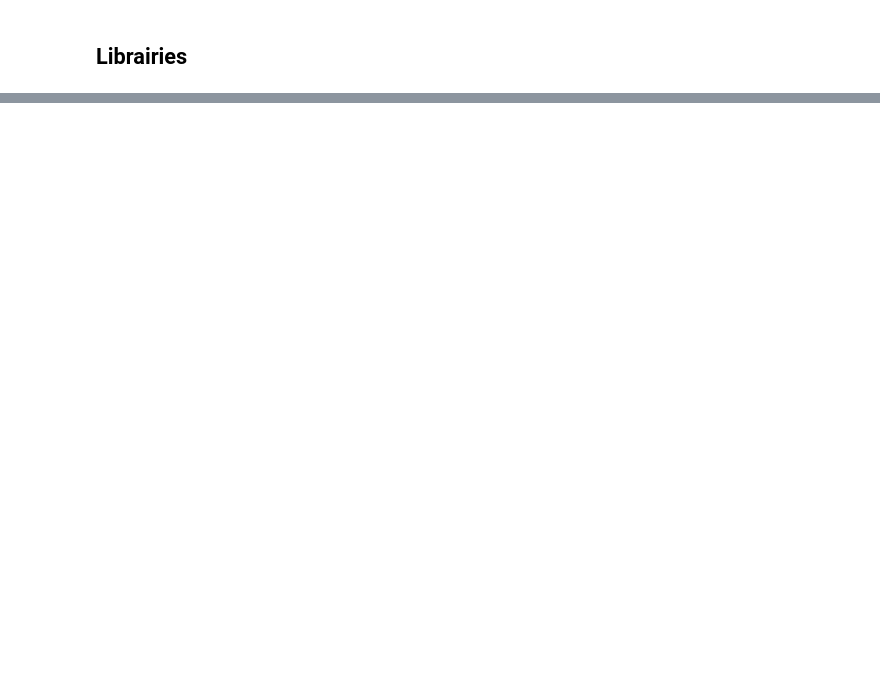
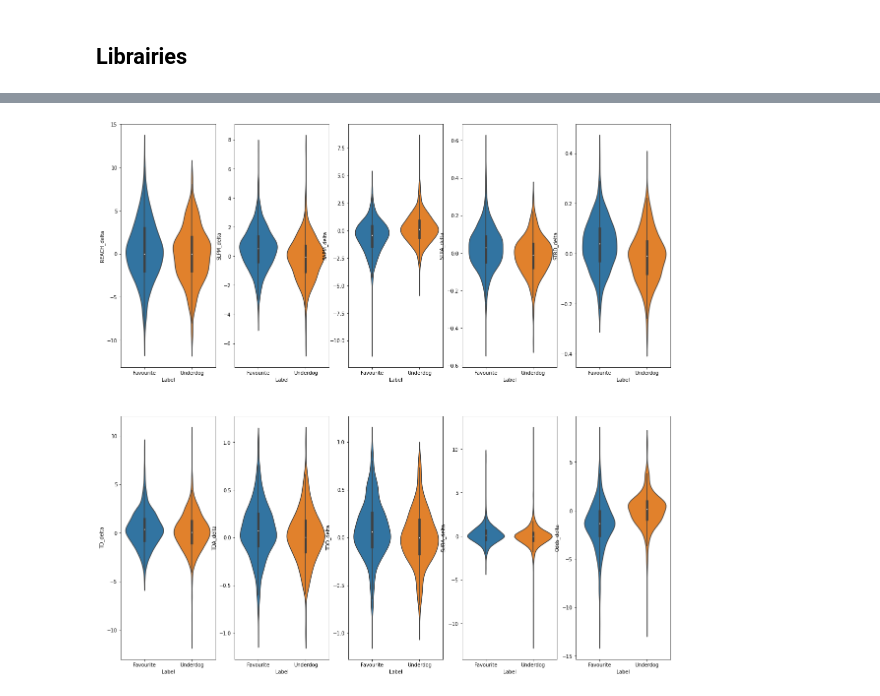
Before and after one commit to tkaden/FightPicker, a Jupyter notebook: fight_picker.ipynb, the cells around one changed output, grey strips where cells are left out. Saved outputs shown, nothing was run; the diff lists cells and outputs as text; code cells hidden in the pictures; blank space fills up the shorter version.

```diff
--- a/fight_picker.ipynb
+++ b/fight_picker.ipynb
@@ -214,0 +395,13 @@ def create_dummies(df,column_name):
+# %%
+cols = df.drop(['Events', 'Favourite', 'Underdog', 'Label'], axis =1).columns.tolist()
+# %%
+# create 10 plots with a 2 by 5 dimension subplots
+fig, ax = plt.subplots(2,5, figsize=(20,20))
+
+# loop to plot in subplots
+for i, col in enumerate(cols):
+    x = i // 5
+    y = i % 5
+    sns.violinplot(x="Label", y=col , data=df, order=["Favourite", "Underdog"], ax=ax[x,y])
+# %% [output]
+[figure, added]
```
Also changed, not shown: parts of 29 cells of this notebook, 17 other files.
